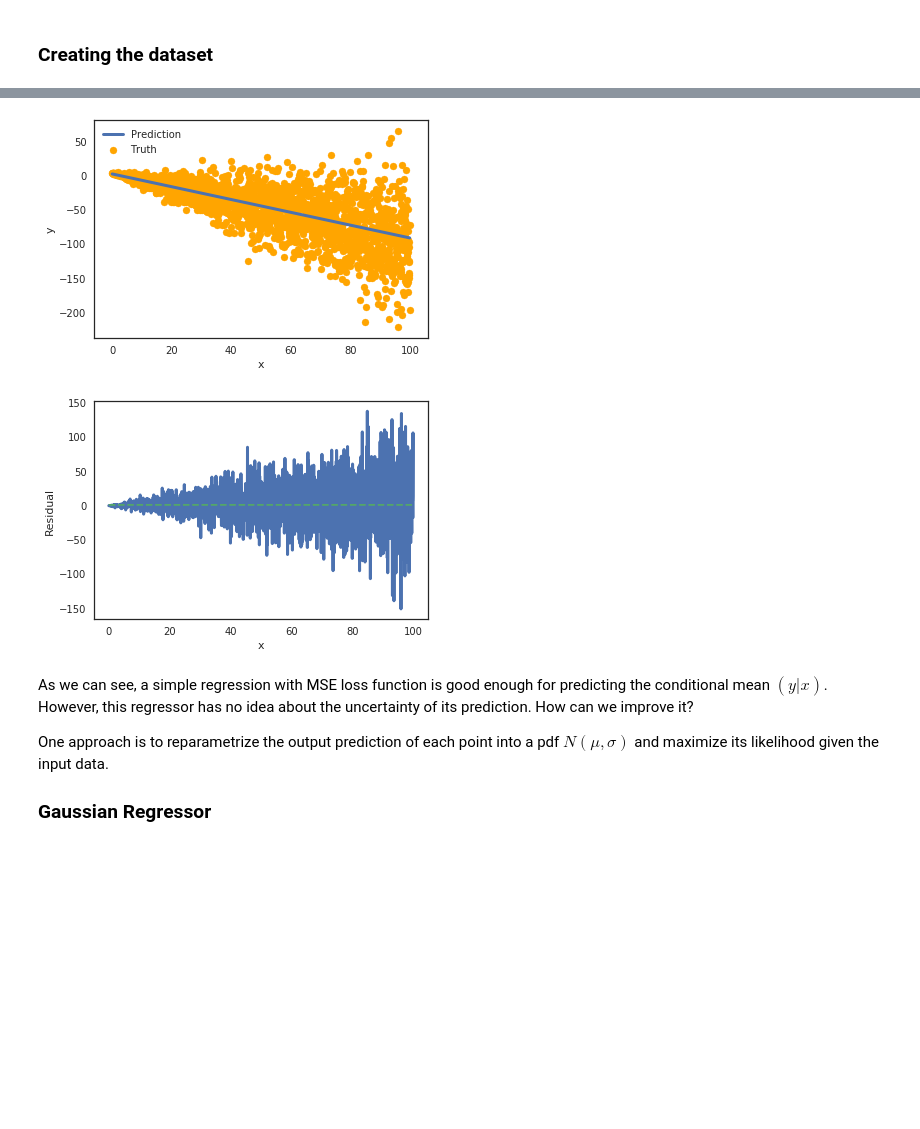
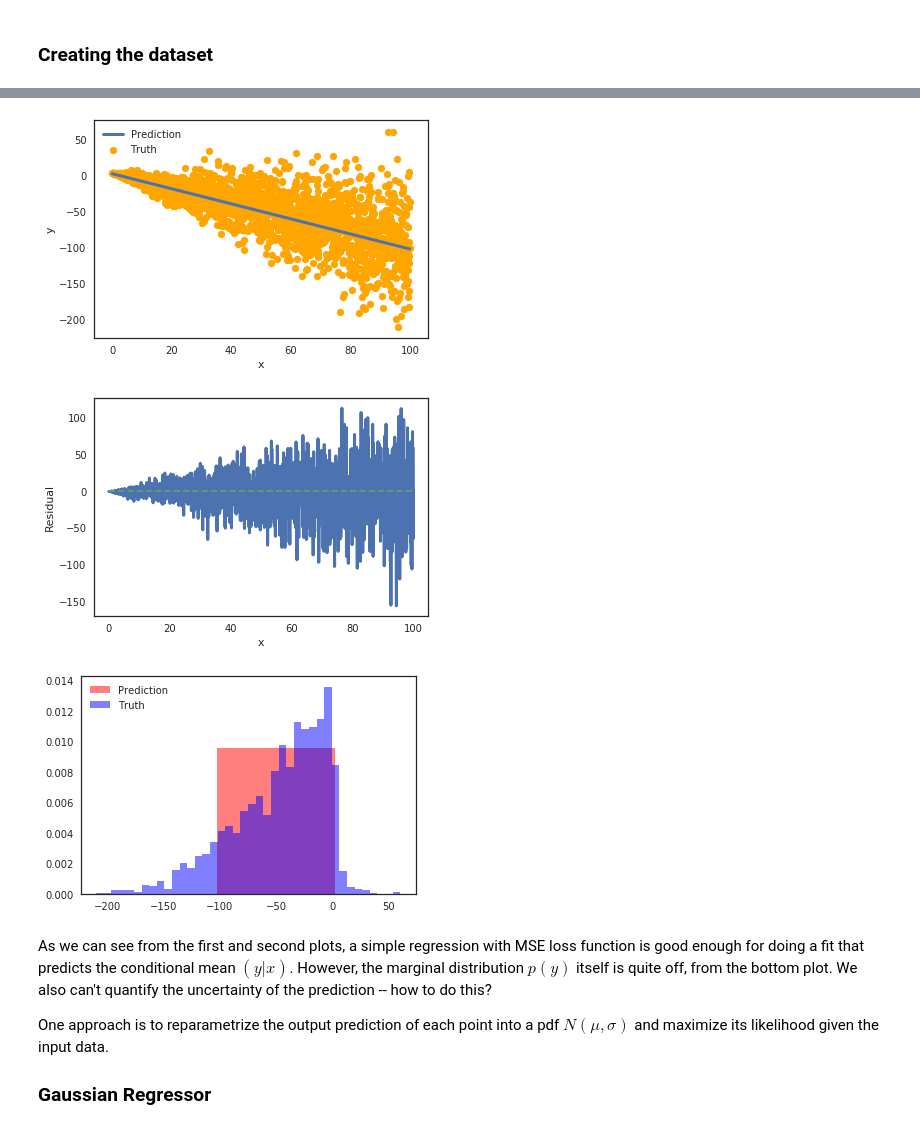
Before and after one commit to thongonary/Thoughts, a Jupyter notebook: Uncertainty quantification for regression.ipynb, the cells around one changed output, grey strips where cells are left out. Saved outputs shown, nothing was run; the diff lists cells and outputs as text; code cells hidden in the pictures; blank space fills up the shorter version.

```diff
--- a/Uncertainty quantification for regression.ipynb
+++ b/Uncertainty quantification for regression.ipynb
@@ -77,24 +92,31 @@ Epoch 100/100
 # %%
 yhat = model.predict(x)
 plt.plot(x,yhat, linewidth=3, label='Prediction')
 plt.scatter(x,yval, color='orange', label='Truth')
 plt.legend(loc='best')
 plt.xlabel('x')
 plt.ylabel('y')
 plt.show()
 
 plt.figure()
 res_y = yhat.flatten()-yval
 plt.plot(x, res_y, linewidth=3)
 plt.plot(x,0*x, '--')
 plt.xlabel('x')
 plt.ylabel('Residual')
 plt.show()
+
+plt.figure()
+plt.hist(yhat,  bins=40, color='red', alpha=0.5, label='Prediction', density=True)
+plt.hist(yval, color='blue', bins=40, alpha=0.5, label='Truth', density=True)
+plt.legend(loc='best')
+plt.show()
 # %% [output]
-[figure, old version]
+[figure, new version]
-[figure, old version]
+[figure, new version]
+[figure, added]
 # %% [markdown]
-As we can see, a simple regression with MSE loss function is good enough for predicting the conditional mean $(y|x)$. However, this regressor has no idea about the uncertainty of its prediction. How can we improve it?
+As we can see from the first and second plots, a simple regression with MSE loss function is good enough for doing a fit that predicts the conditional mean $(y|x)$. However, the marginal distribution $p(y)$ itself is quite off, from the bottom plot. We also can't quantify the uncertainty of the prediction -- how to do this?
 
 One approach is to reparametrize the output prediction of each point into a pdf $N(\mu, \sigma)$ and maximize its likelihood given the input data.
 
```
Also changed, not shown: parts of 17 cells of this notebook.
